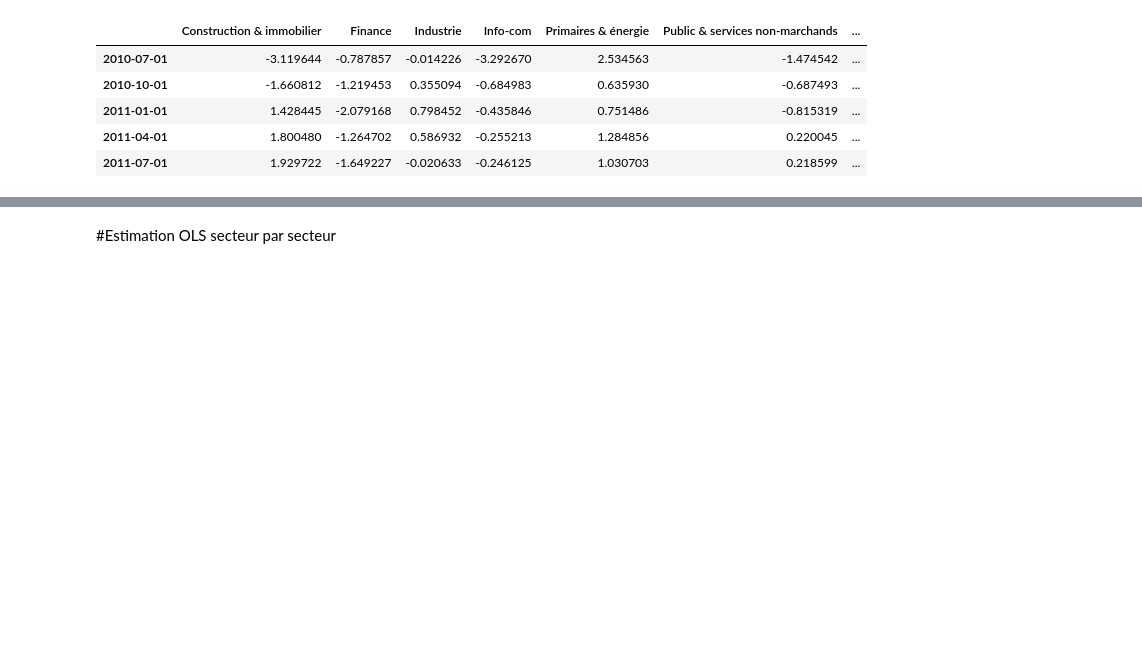
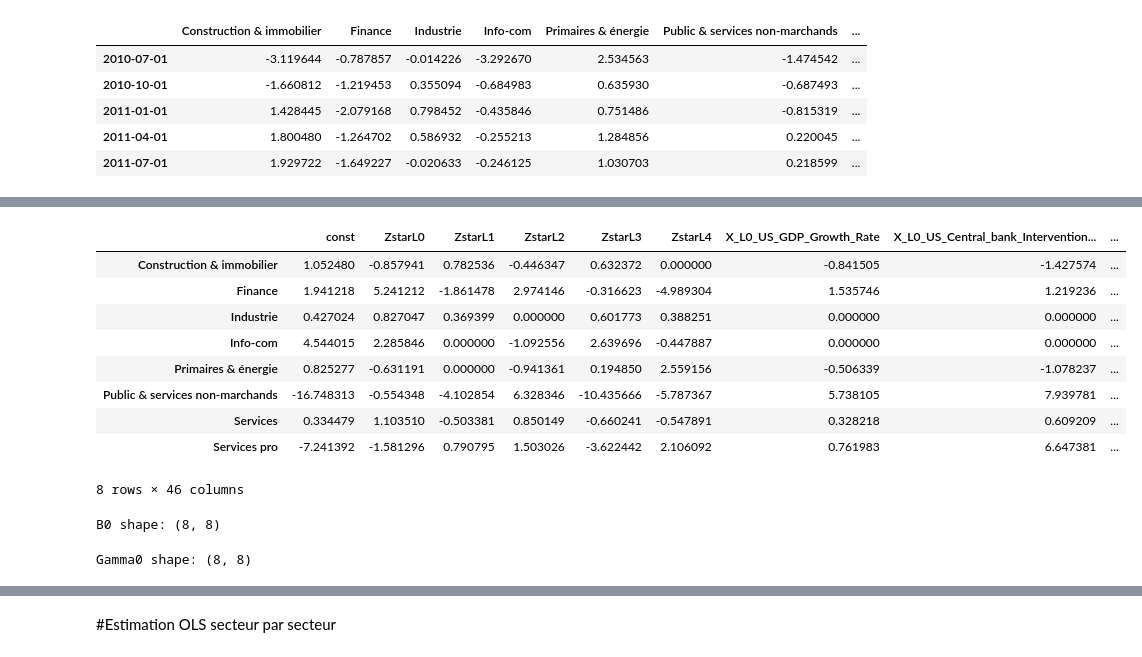
Before and after one commit to Celeste2405/PFE-CLIMATE-STRESS-TESTING-BANKING-PORTFOLIO, a Jupyter notebook: gvar_model.ipynb, the cells around one changed output, grey strips where cells are left out. Cells and saved outputs as stored; diff of their text form; code cells hidden in the pictures; blank space fills up the shorter version.

```diff
--- a/gvar_model.ipynb
+++ b/gvar_model.ipynb
@@ -273,0 +404,17 @@ df_all.head()
+# %%
+sector = "Construction & immobilier"
+macro_cols = list(X.columns)  # ou ta liste macro réduite
+
+kept_cols, res, bic = stepwise_macros_then_zstar(
+    df_all=df_all,
+    sector=sector,
+    macro_cols=macro_cols,
+    Pmax=4,
+    Lmax=4,      # retard max macro
+    iterate=True # optionnel
+)
+
+print("BIC final:", bic)
+print("Nb variables gardées:", len(kept_cols))
+print("Variables gardées:", kept_cols)
+print(res.summary())
@@ -273,0 +494,58 @@ df_all.head()
+# %%
+sectors = list(W.index)
+macro_cols = list(X.columns)  # les macros que tu as retenues (K)
+
+coef_df0 = coef_df.reindex(index=sectors).copy()
+coef_df0 = coef_df0.fillna(0.0)  # <- règle : non retenu => 0
+# %%
+coef_df0
+# %% [output]
+|  | const | ZstarL0 | ZstarL1 | ZstarL2 | ZstarL3 | ZstarL4 | X_L0_US_GDP_Growth_Rate | X_L0_US_Central_bank_Intervention... | ... |
+| Construction & immobilier | 1.052480 | -0.857941 | 0.782536 | -0.446347 | 0.632372 | 0.000000 | -0.841505 | -1.427574 | ... |
+| Finance | 1.941218 | 5.241212 | -1.861478 | 2.974146 | -0.316623 | -4.989304 | 1.535746 | 1.219236 | ... |
+| Industrie | 0.427024 | 0.827047 | 0.369399 | 0.000000 | 0.601773 | 0.388251 | 0.000000 | 0.000000 | ... |
+| Info-com | 4.544015 | 2.285846 | 0.000000 | -1.092556 | 2.639696 | -0.447887 | 0.000000 | 0.000000 | ... |
+| Primaires & énergie | 0.825277 | -0.631191 | 0.000000 | -0.941361 | 0.194850 | 2.559156 | -0.506339 | -1.078237 | ... |
+| Public & services non-marchands | -16.748313 | -0.554348 | -4.102854 | 6.328346 | -10.435666 | -5.787367 | 5.738105 | 7.939781 | ... |
+| Services | 0.334479 | 1.103510 | -0.503381 | 0.850149 | -0.660241 | -0.547891 | 0.328218 | 0.609209 | ... |
+| Services pro | -7.241392 | -1.581296 | 0.790795 | 1.503026 | -3.622442 | 2.106092 | 0.761983 | 6.647381 | ... |
+8 rows × 46 columns
+# %%
+def build_B_matrices_from_coef(W: pd.DataFrame, coef_df0: pd.DataFrame, P_star: int) -> dict:
+    N = W.shape[0]
+    sectors = list(W.index)
+
+    W2 = W.copy()
+
+    B = {}
+    for p in range(0, P_star + 1):
+        col = f"ZstarL{p}"
+        beta = coef_df0[col].reindex(sectors).values.reshape(N, 1) if col in coef_df0.columns else np.zeros((N,1))
+        Bp = beta * W2.values  # diag(beta) @ W  (broadcasting)
+        B[p] = pd.DataFrame(Bp, index=sectors, columns=sectors)
+
+    return B
+
+B = build_B_matrices_from_coef(W, coef_df0, P_star=4)
+print("B0 shape:", B[0].shape)
+# %% [output]
+B0 shape: (8, 8)
+# %%
+def build_Gamma_matrices_from_coef(coef_df0: pd.DataFrame, sectors: list, macro_cols: list, L: int) -> dict:
+    Gamma = {}
+    for l in range(0, L + 1):
+        cols_l = [f"X_L{l}_{m}" for m in macro_cols]
+        # si une colonne manque (par ex. jamais créée), on la crée à 0
+        for c in cols_l:
+            if c not in coef_df0.columns:
+                coef_df0[c] = 0.0
+
+        Gammal = coef_df0.loc[sectors, cols_l].values  # (N×K)
+        Gamma[l] = pd.DataFrame(Gammal, index=sectors, columns=macro_cols)
+
+    return Gamma
+
+Gamma = build_Gamma_matrices_from_coef(coef_df0, sectors, macro_cols, L=4)
+print("Gamma0 shape:", Gamma[0].shape)
+# %% [output]
+Gamma0 shape: (8, 8)
```
Also changed, not shown: parts of 47 cells of this notebook, 1 other file.
